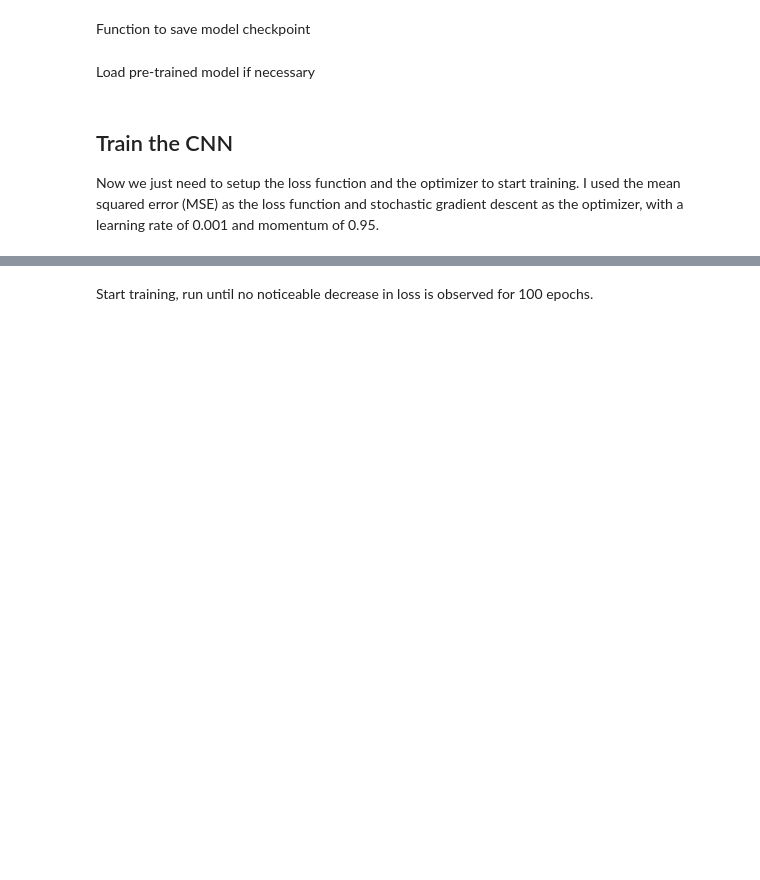
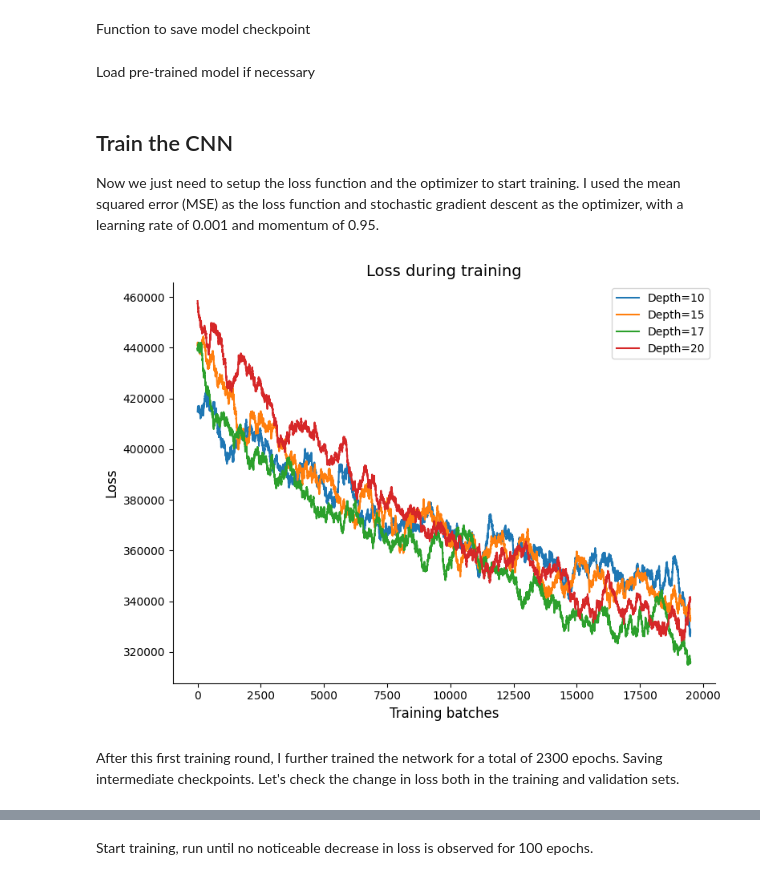
Before and after one commit to rmodosantos/DeepDenoise, a Jupyter notebook: notebooks/Training.ipynb, the cells around one changed output, grey strips where cells are left out. Drawn from its saved outputs; the diff is of its cells as text; code cells hidden in the pictures; blank space fills up the shorter version.

```diff
--- a/notebooks/Training.ipynb
+++ b/notebooks/Training.ipynb
@@ -432,0 +425,34 @@ optimizer = optim.SGD(net.parameters(), lr=0.001, momentum=0.95)
+# %%
+# Create the figure and axes
+#loss not up to date, re-run training with multiple depths
+layers = [10,15,17,20]
+fig, ax = plt.subplots(figsize=(8, 6))
+legds = []
+# Plot the time series
+for i in range(np.shape(loss_nlayers)[1]):
+  ax.plot(range(len(loss_nlayers[10000:])-500),smooth(loss_nlayers[10000:,i],500)[250:-250])
+  legds.append(f"Depth={layers[i]}")
+
+# Add legend
+plt.legend(legds)
+
+# Set x and y labels
+ax.set_xlabel('Training batches', fontsize=12)
+ax.set_ylabel('Loss', fontsize=12)
+
+# Set the title
+ax.set_title('Loss during training', fontsize=14)
+
+# Remove the right and top spines
+ax.spines['right'].set_visible(False)
+ax.spines['top'].set_visible(False)
+
+# Set tick labels font size
+ax.tick_params(axis='both', labelsize=10)
+
+# Adjust the plot layout
+plt.tight_layout()
+# %% [output]
+[figure, added]
+# %% [markdown]
+After this first training round, I further trained the network for a total of 2300 epochs. Saving intermediate checkpoints. Let's check the change in loss both in the training and validation sets.
```
Also changed, not shown: parts of 28 cells of this notebook, 27 other files.
